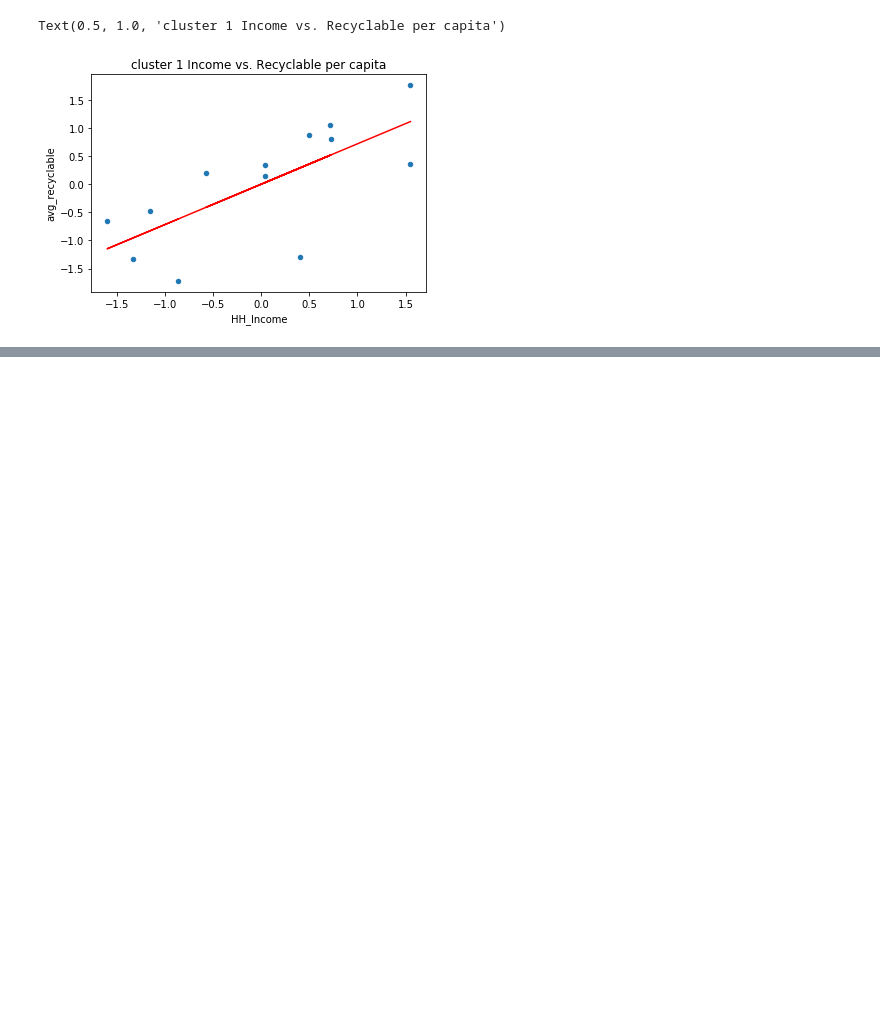
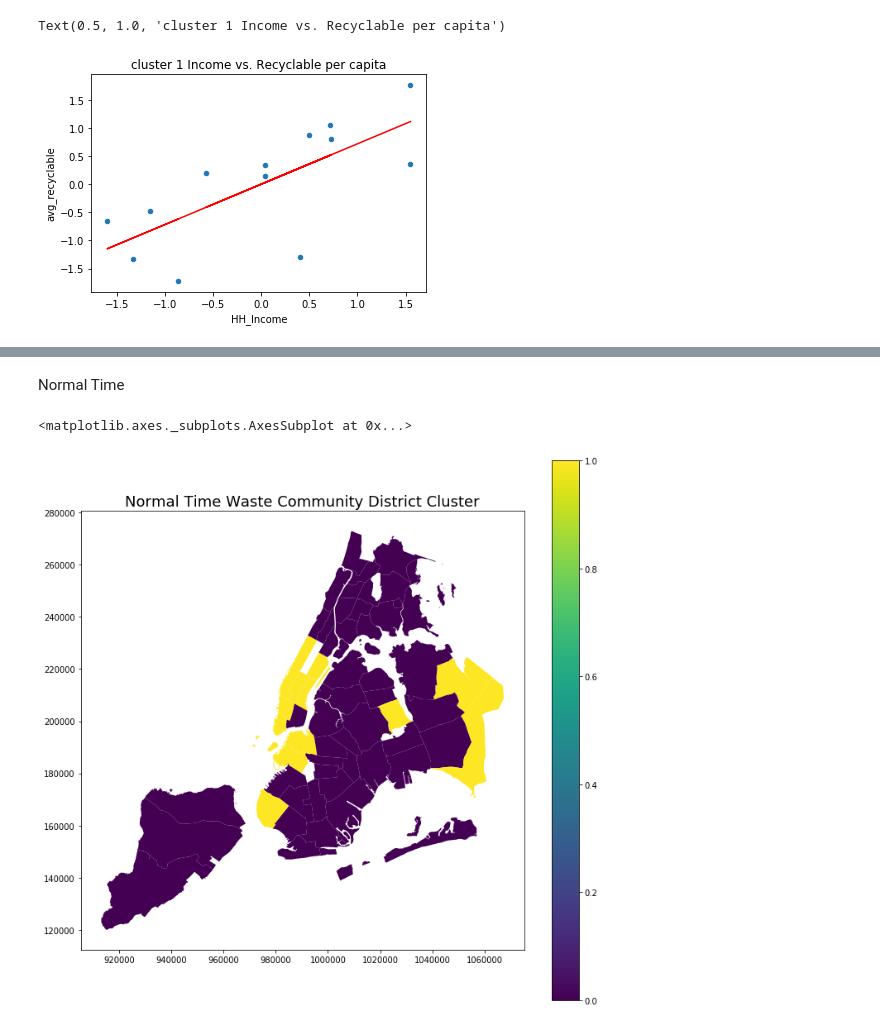
Before and after one commit to Fyfy1996/NYC_circular_econ, a Jupyter notebook: demographic_waste_cluster.ipynb, the cells around one changed output, grey strips where cells are left out. Saved outputs shown, nothing was run; the diff lists cells and outputs as text; code cells hidden in the pictures; blank space fills up the shorter version.

```diff
--- a/demographic_waste_cluster.ipynb
+++ b/demographic_waste_cluster.ipynb
@@ -525,0 +523,13 @@ Text(0.5, 1.0, 'cluster 1 Income vs. Recyclable per capita')
+# %% [markdown]
+Normal Time
+# %%
+label_n = waste_demo2.cluster_label.to_dict()
+label_n = {int(k):int(v) for k,v in label_n.items()}
+nycd_heat['CD_cluster_normal']=nycd_heat.BoroCD.map(label_n)
+# %%
+f, ax = plt.subplots(1,1, figsize=(12, 12))
+ax.set_title("Normal Time Waste Community District Cluster", fontsize=18)
+nycd_heat.plot(ax=ax, column='CD_cluster_normal', legend = True, cmap=plt.cm.get_cmap('viridis'))
+# %% [output]
+<matplotlib.axes._subplots.AxesSubplot at 0x...>
+[figure, added]
```
Also changed, not shown: parts of 11 cells of this notebook.
